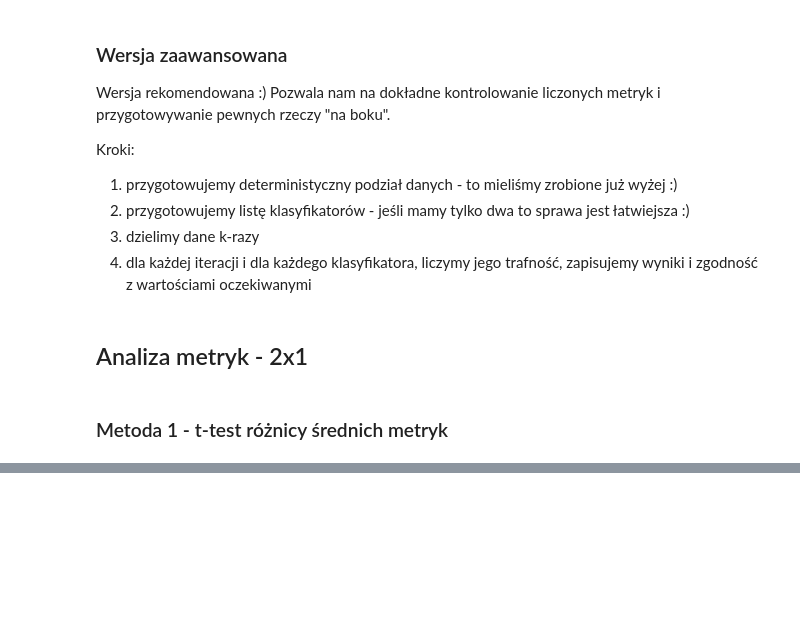
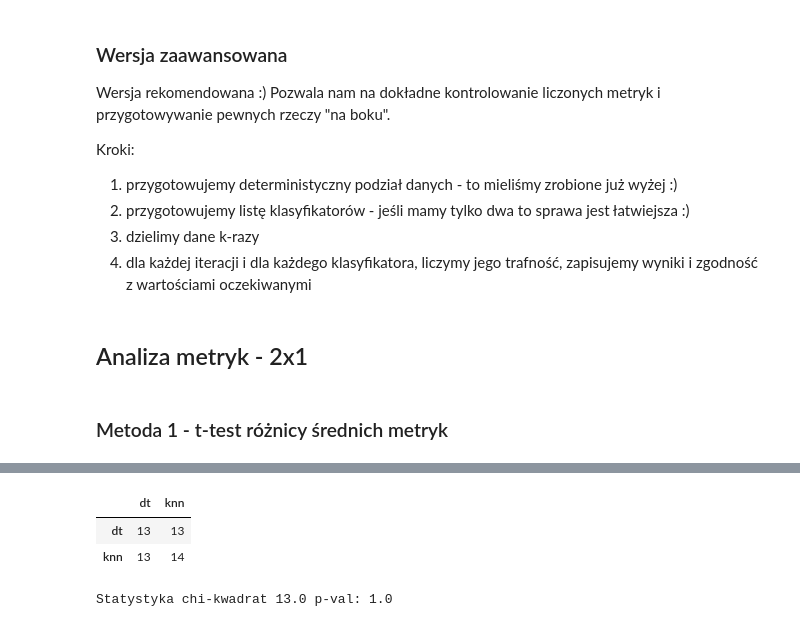
Before and after one commit to maddataanalyst/for_students, a Jupyter notebook: postgraduate_pl/porownywanie/porownywanie_klasyfikatorow.ipynb, the cells around one changed output, grey strips where cells are left out. Saved outputs shown, nothing was run; the diff lists cells and outputs as text; code cells hidden in the pictures; blank space fills up the shorter version.

```diff
--- a/postgraduate_pl/porownywanie/porownywanie_klasyfikatorow.ipynb
+++ b/postgraduate_pl/porownywanie/porownywanie_klasyfikatorow.ipynb
@@ -176,0 +310,18 @@ for train_idx, test_idx in cv.split(X, Y):
+# %%
+# Podsumowujemy ją - trick polegający na iloczynie diadycznym
+# rzutujemy na wartości liczbowe
+two_cls_asint = two_cls.astype(int)
+
+conf_matrix = two_cls_asint.T.dot(two_cls_asint)
+conf_matrix
+# %% [output]
+|  | dt | knn |
+| dt | 13 | 13 |
+| knn | 13 | 14 |
+# %%
+# Liczymy wartośc statystyki - tym razem z biblitoeki :D
+
+result = mcnemar(conf_matrix, exact=True)
+print("Statystyka chi-kwadrat", result.statistic, "p-val:", result.pvalue)
+# %% [output]
+Statystyka chi-kwadrat 13.0 p-val: 1.0
```
Also changed, not shown: parts of 25 cells of this notebook.
